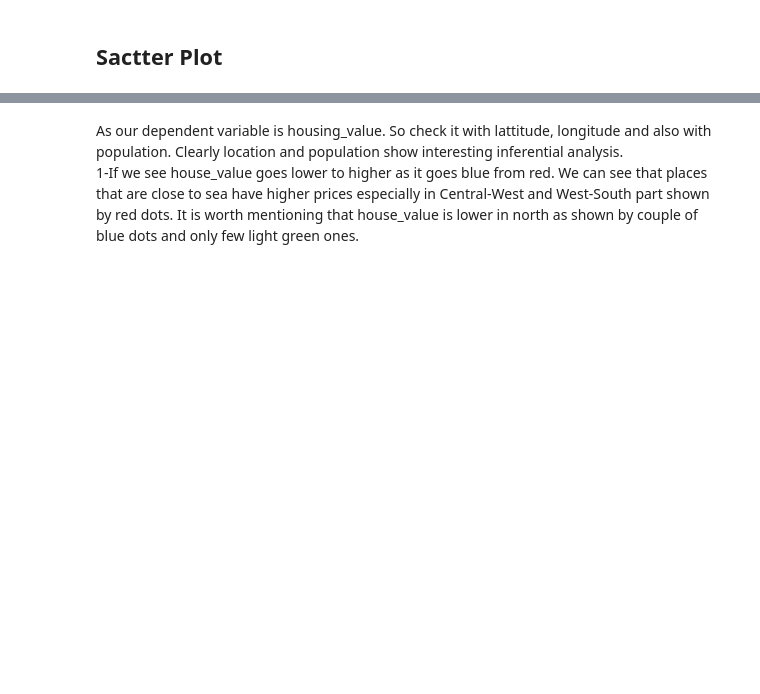
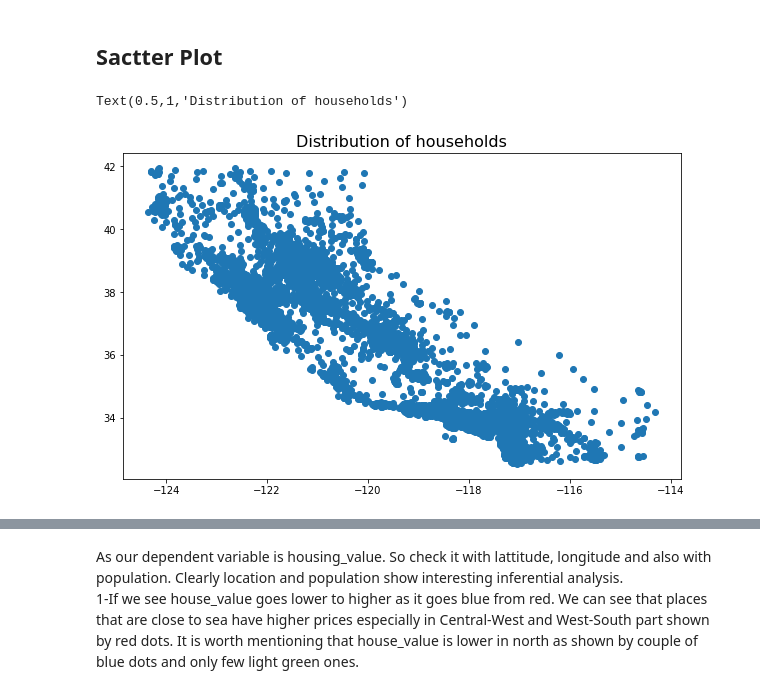
Before and after one commit to HassanSherwani/Data_Science_Projects, a Jupyter notebook: Dealing with Cross-sectional Data/Dealing with Cross sectional data.ipynb, the cells around one changed output, grey strips where cells are left out. Drawn from its saved outputs; the diff is of its cells as text; code cells hidden in the pictures; blank space fills up the shorter version.

```diff
--- a/Dealing with Cross-sectional Data/Dealing with Cross sectional data.ipynb
+++ b/Dealing with Cross-sectional Data/Dealing with Cross sectional data.ipynb
@@ -270,7 +270,7 @@ pd.get_dummies(df,columns=['ocean_proximity']).head() # if we have multiple colu
 | 4 | -122.25 | 37.85 | 52.0 | 1627.0 | 280.0 | 565.0 | 259.0 | ... |
 # %%
 #If we want to use k-1 approach to keep base category
-df2=pd.get_dummies(df,columns=['ocean_proximity'], drop_first=True)
+df=pd.get_dummies(df,columns=['ocean_proximity'], drop_first=True)
 # %%
 df.head()
 # %% [output]
@@ -419,6 +439,6 @@ df.head()
 from sklearn.preprocessing import Imputer
 imp = Imputer(missing_values = 'NaN', strategy='mean', axis=0)
 # %%
-imp.fit(df2)
-df2 = pd.DataFrame(data=imp.transform(df2), columns=df2.columns)
+imp.fit(df)
+df = pd.DataFrame(data=imp.transform(df), columns=df.columns)
 # %%
@@ -459,8 +479,11 @@ Visualizing is best way to see relationship between variables.
 ## Sactter Plot
 # %%
 plt.figure(figsize=(10,6))
-plt.scatter(x=x_train['longitude'],y=x_train['latitude'])
+plt.scatter(x=df['longitude'],y=df['latitude'])
 plt.title("Distribution of households",size=16)
+# %% [output]
+Text(0.5,1,'Distribution of households')
+[figure, added]
 # %%
 #If we want to see density of data points then we can set alpha=0.1
 plt.figure(figsize=(10,6))
```
Also changed, not shown: parts of 48 cells of this notebook.
